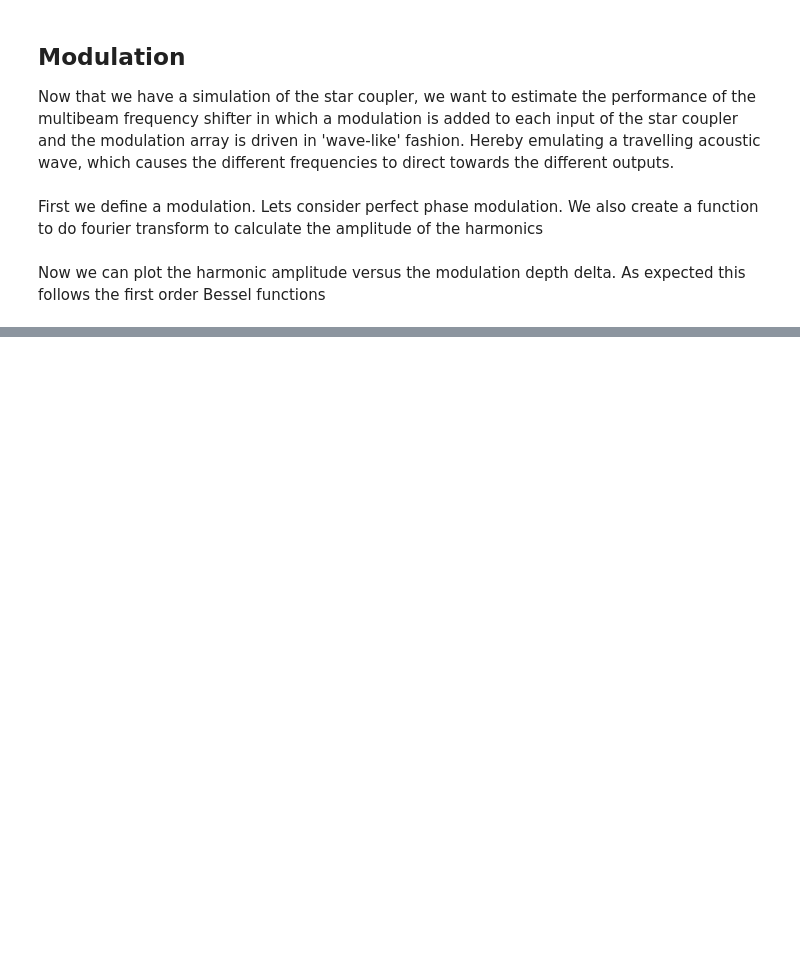
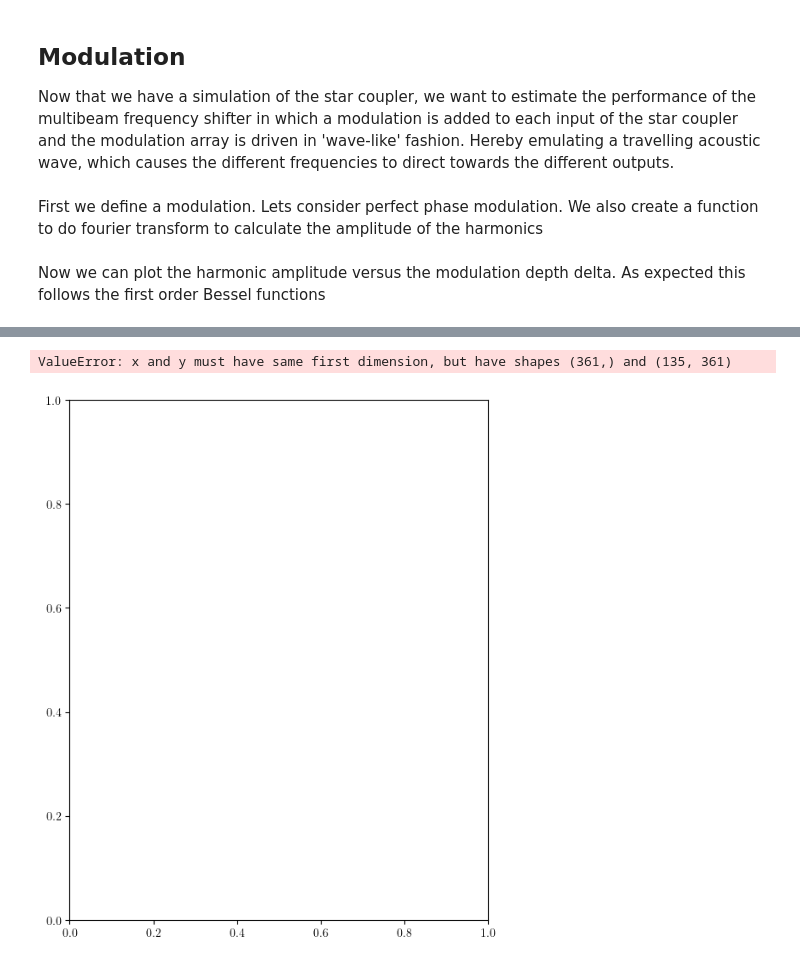
Before and after one commit to edieussa/multibeam_fshifter, a Jupyter notebook: multibeam_fshifter.ipynb, the cells around one changed output, grey strips where cells are left out. Saved outputs shown, nothing was run; the diff lists cells and outputs as text; code cells hidden in the pictures; blank space fills up the shorter version.

```diff
--- a/multibeam_fshifter.ipynb
+++ b/multibeam_fshifter.ipynb
@@ -503,3 +514,37 @@ def calc_transmission_harmonics(input_port_index_array, output_index, amplitudes
     return np.array(sum(outs))
+# %%
+delta_amp=1.84
+t,dphase, pm_t = perfect_pm_mod(delta_amp ,t)
+Orders = 4
+N_harmonics, Am_harmonics = calc_harmonics(pm_t,t,wm,Orders)
+
+wavelength_index = 4
+Orders = 4
+port=0
+outs = []
+for i in np.linspace(-Orders, Orders, 2*Orders+1):
+    harmonic = i
+    #amplitude_harmonic_i = Am_harmonics[i+Orders]
+    for j in input_port_index_array:
+        sij = S[port, j, wavelength_index]
+        phase_delay = j * _d_phis * harmonic
+        outs.append(sij *np.exp(1j * phase_delay))
+
+fig, ax = plt.subplots(1,1,sharex='col', sharey='row')
+plt.matplotlib.rc('text', usetex = True)
+plt.matplotlib.rc('grid', linestyle = 'dotted')
+plt.matplotlib.rc('figure', figsize = (6.4,8)) # (width,height) inches
+
+ax.plot(_d_phis,10*np.log10(np.abs(outs)**2), label="harmonic {harmonic}".format(harmonic=-harmonic),linestyle='dashed')
+
+ax.set_ylabel("[dB]")
+ax.set_ylim((-50, 0))
+ax.set_xlim((0, np.pi))
+ax.set_yticks(np.arange(-50, 0+10, 10))
+ax.set_title('Output 1', y=1.0, pad=-14)
+plt.show()
+# %% [output]
+ValueError: x and y must have same first dimension, but have shapes (361,) and (135, 361)
+[figure, added]
 # %%
 delta_amp=1.84
```
Also changed, not shown: parts of 9 cells of this notebook.
